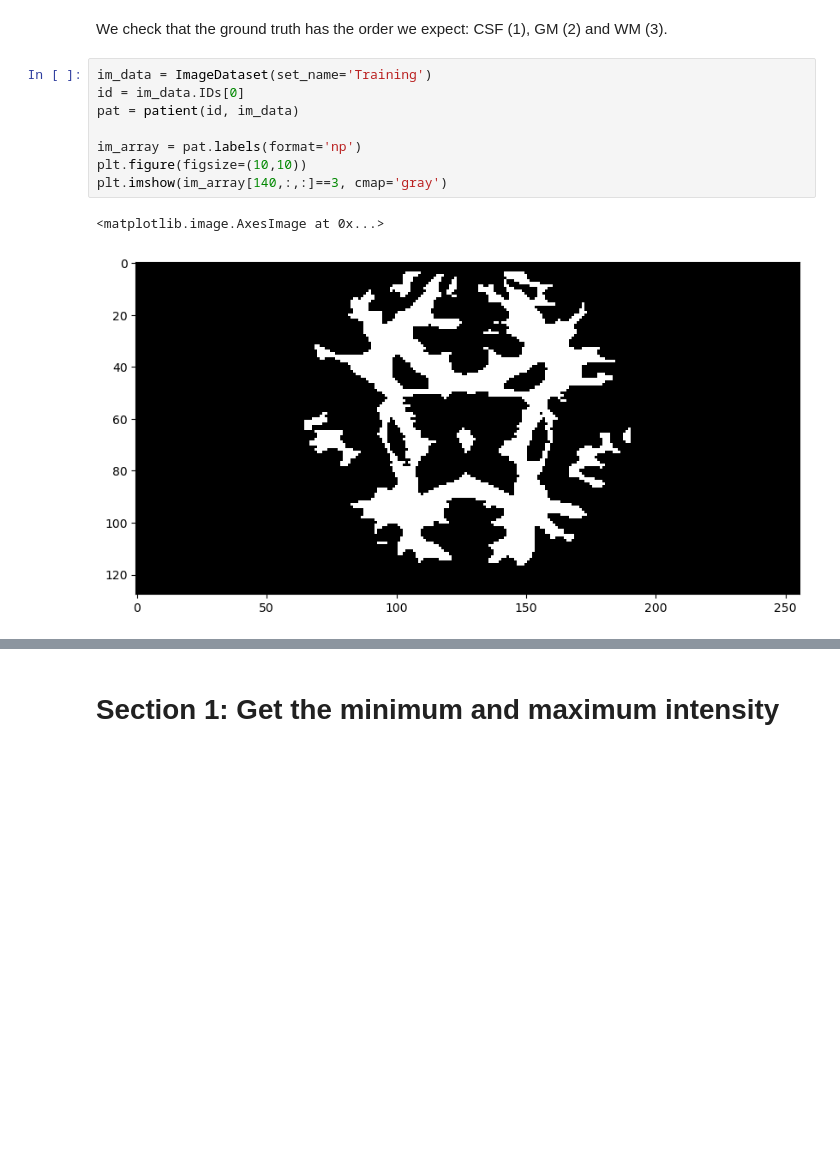
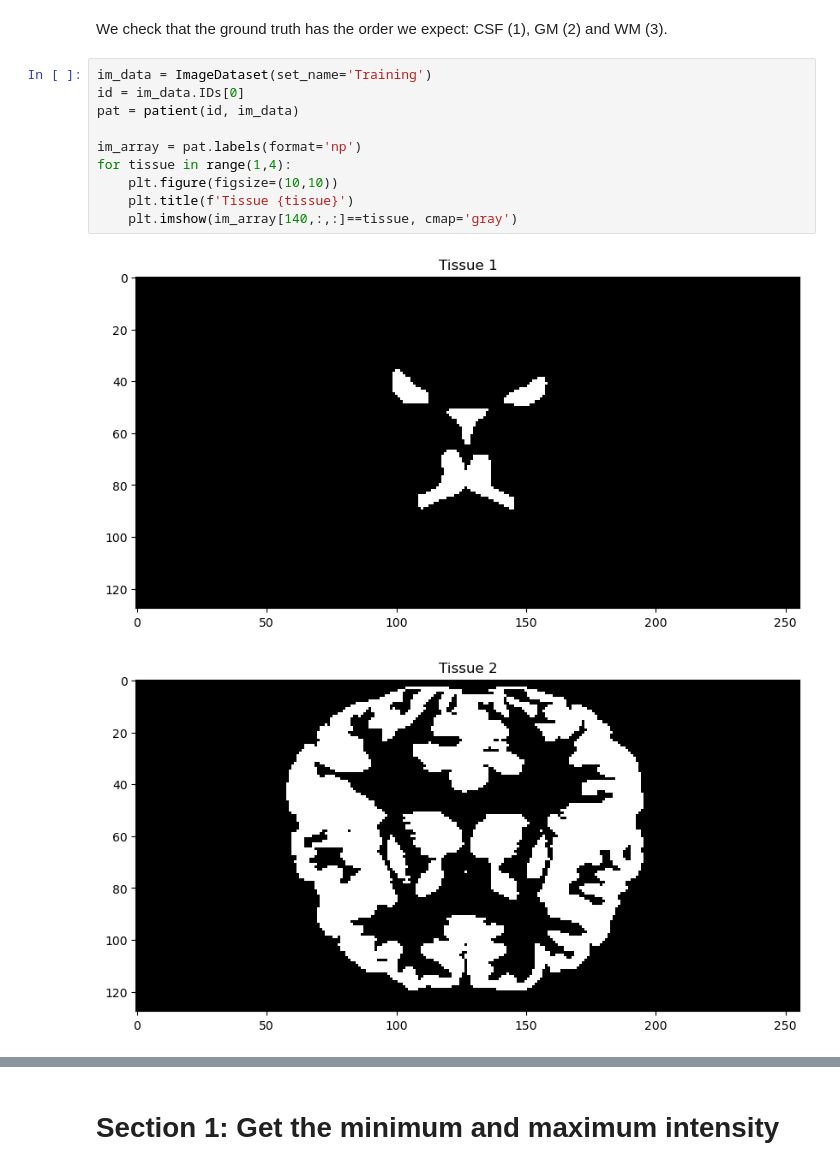
Before and after one commit to cansuyalcinn/brain-tissue-segmentation-challenge, a Jupyter notebook: notebooks/tissue_models.ipynb, the cells around one changed output, grey strips where cells are left out. Cells and saved outputs as stored; diff of their text form; blank space fills up the shorter version.

```diff
--- a/notebooks/tissue_models.ipynb
+++ b/notebooks/tissue_models.ipynb
@@ -104,11 +104,13 @@ We check that the ground truth has the order we expect: CSF (1), GM (2) and WM (
 # %%
 im_data = ImageDataset(set_name='Training')
 id = im_data.IDs[0]
 pat = patient(id, im_data)
 
 im_array = pat.labels(format='np')
-plt.figure(figsize=(10,10))
-plt.imshow(im_array[140,:,:]==3, cmap='gray')
+for tissue in range(1,4):
+    plt.figure(figsize=(10,10))
+    plt.title(f'Tissue {tissue}')
+    plt.imshow(im_array[140,:,:]==tissue, cmap='gray')
 # %% [output]
-<matplotlib.image.AxesImage at 0x...>
-[figure, old version]
+[figure, new version]
+[figure, added]
```
Also changed, not shown: parts of 1 cell of this notebook, 1 other file.
